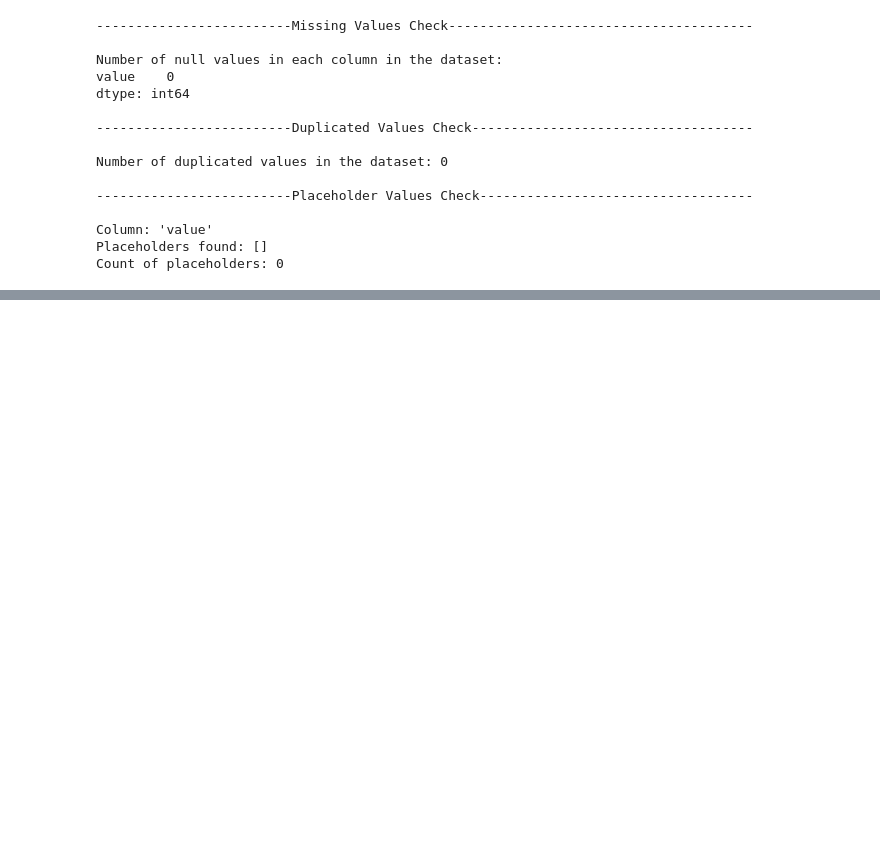
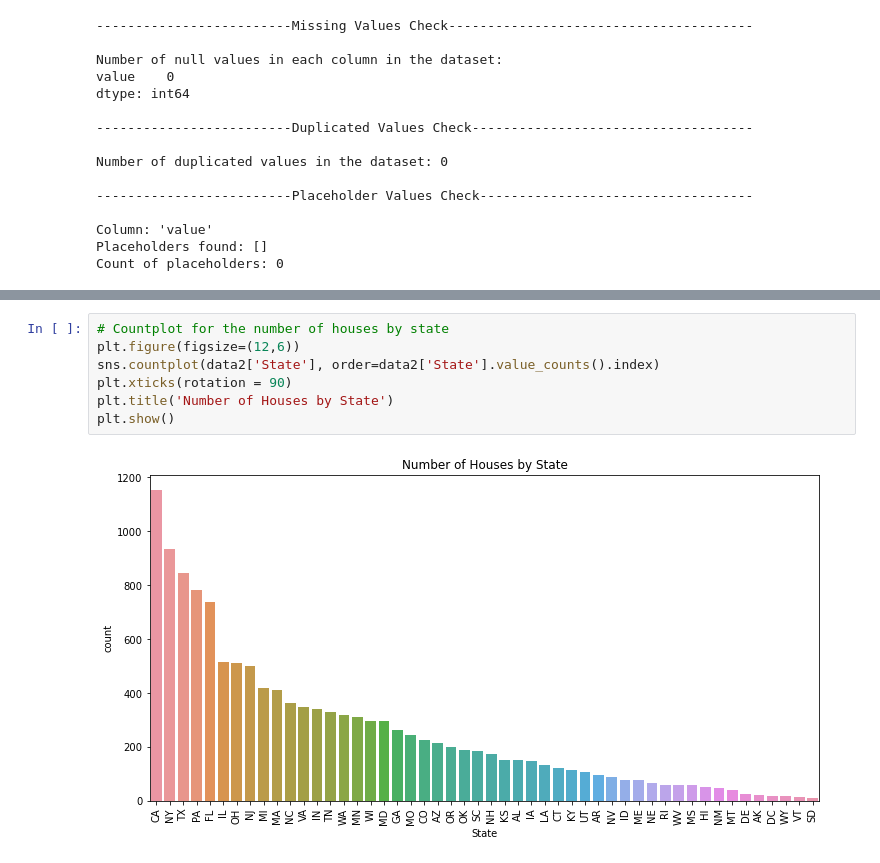
Before and after one commit to Kelvin-Rotich824/Phase_4_Project_Time_Series_Analysis, a Jupyter notebook: Phase 4 Project Notebook.ipynb, the cells around one changed output, grey strips where cells are left out. Drawn from its saved outputs; the diff is of its cells as text; blank space fills up the shorter version.

```diff
--- a/Phase 4 Project Notebook.ipynb
+++ b/Phase 4 Project Notebook.ipynb
@@ -375,0 +411,9 @@ Count of placeholders: 0
+# %%
+# Countplot for the number of houses by state
+plt.figure(figsize=(12,6))
+sns.countplot(data2['State'], order=data2['State'].value_counts().index)
+plt.xticks(rotation = 90)
+plt.title('Number of Houses by State')
+plt.show()
+# %% [output]
+[figure, added]
```
Also changed, not shown: parts of 19 cells of this notebook.
